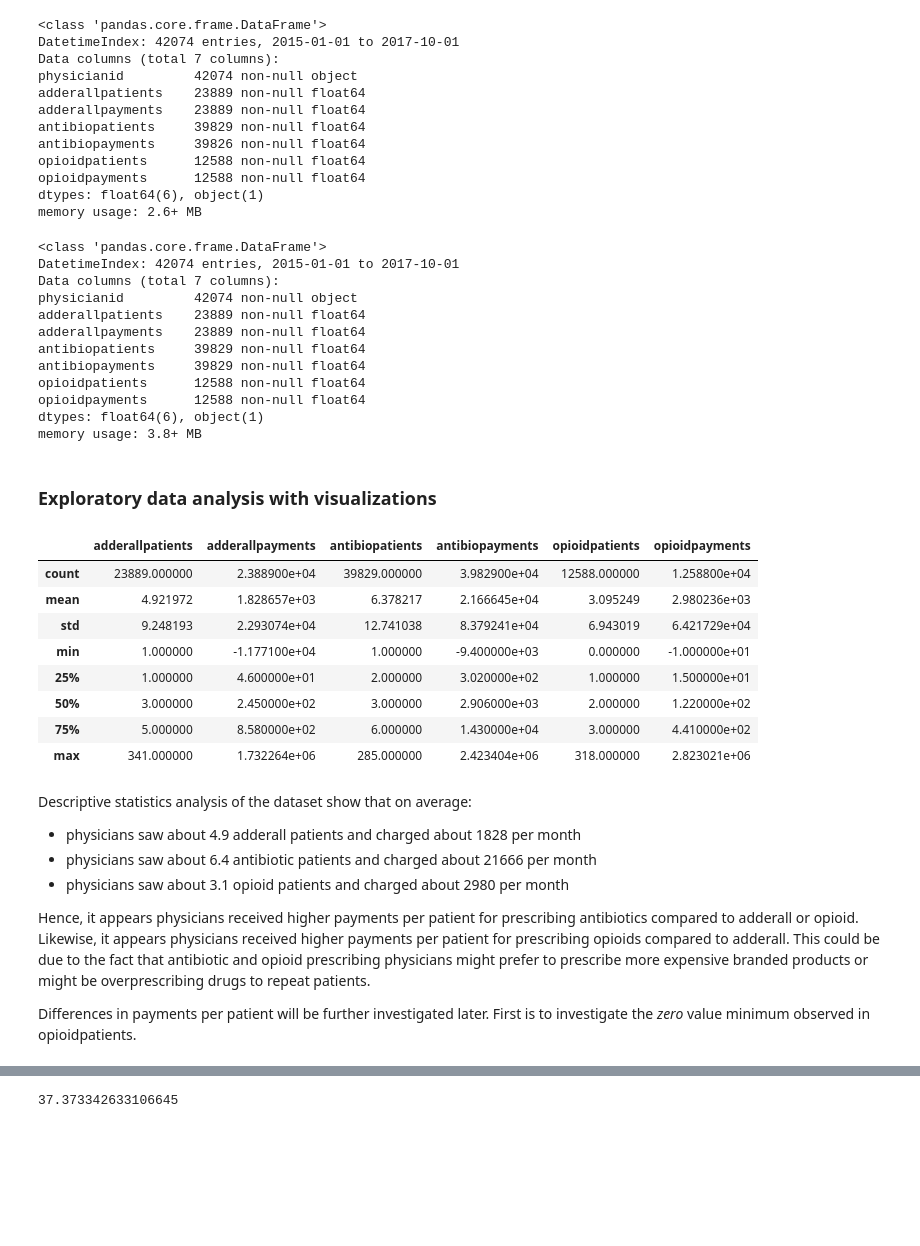
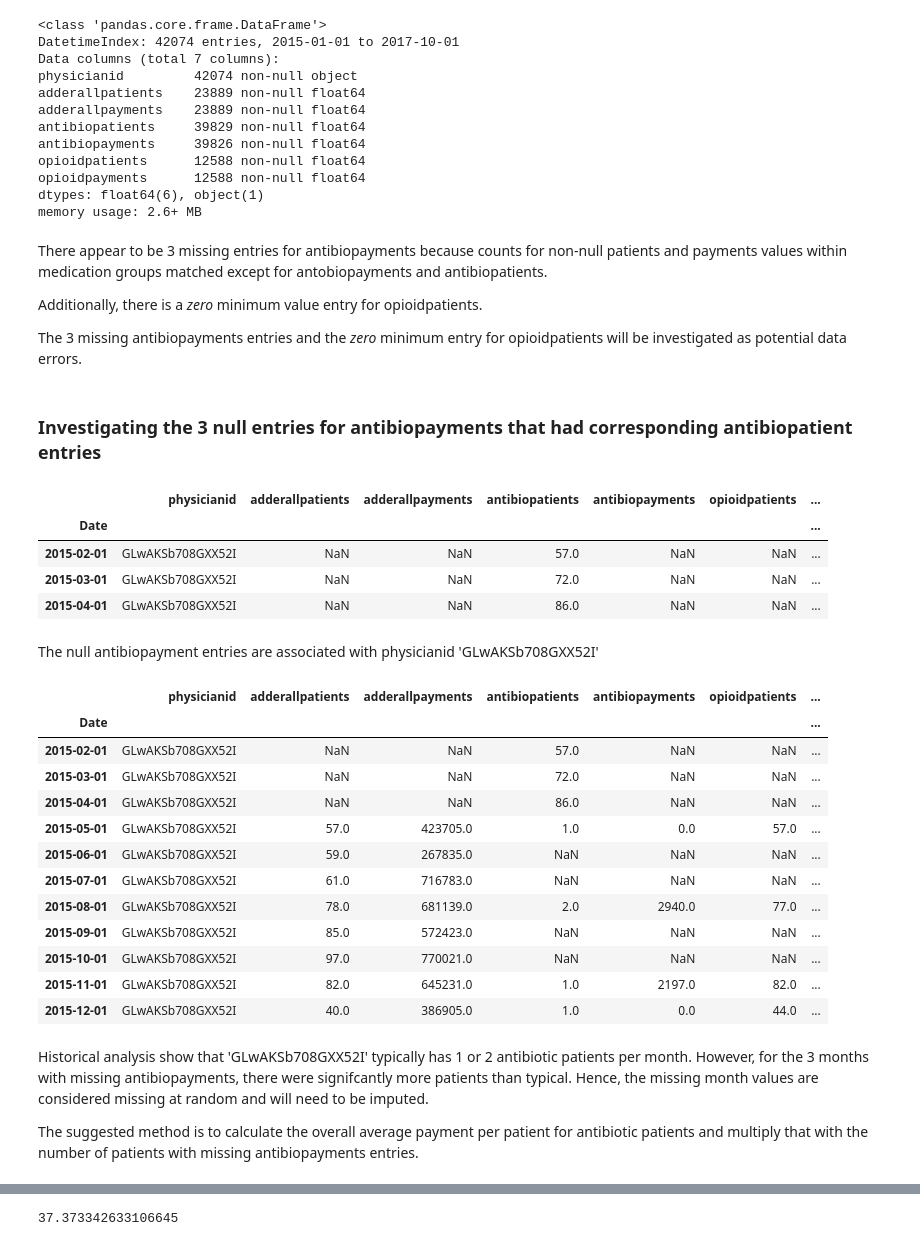
Before and after one commit to nwugocc/Capstone-Project-1, a Jupyter notebook: capstone_1_mini_project_stat_analysis.ipynb, the cells around one changed output, grey strips where cells are left out. Drawn from its saved outputs; the diff is of its cells as text; code cells hidden in the pictures; blank space fills up the shorter version.

```diff
--- a/capstone_1_mini_project_stat_analysis.ipynb
+++ b/capstone_1_mini_project_stat_analysis.ipynb
@@ -43,45 +56,42 @@ opioidpatients      12588 non-null float64
 opioidpayments      12588 non-null float64
 dtypes: float64(6), object(1)
 memory usage: 2.6+ MB
+# %% [markdown]
+There appear to be 3 missing entries for antibiopayments because counts for non-null patients and payments values within medication groups matched except for antobiopayments and antibiopatients.
+
+Additionally, there is a _zero_ minimum value entry for opioidpatients.
+
+The 3 missing antibiopayments entries and the _zero_ minimum entry for opioidpatients will be investigated as potential data errors.
+# %% [markdown]
+### Investigating the 3 null entries for antibiopayments that had corresponding antibiopatient entries
 # %%
-# Imputing the missing antibiopayments values
-
-df1.loc[(df1['antibiopayments'].isnull()) & (df1['antibiopatients'].notnull()), 'antibiopayments'] = 0
-df1.info()
+df1.loc[(df1.antibiopayments.isnull() & df1.antibiopatients.notnull()), :]
 # %% [output]
-<class 'pandas.core.frame.DataFrame'>
-DatetimeIndex: 42074 entries, 2015-01-01 to 2017-10-01
-Data columns (total 7 columns):
-physicianid         42074 non-null object
-adderallpatients    23889 non-null float64
-adderallpayments    23889 non-null float64
-antibiopatients     39829 non-null float64
-antibiopayments     39829 non-null float64
-opioidpatients      12588 non-null float64
-opioidpayments      12588 non-null float64
-dtypes: float64(6), object(1)
-memory usage: 3.8+ MB
+|  | physicianid | adderallpatients | adderallpayments | antibiopatients | antibiopayments | opioidpatients | ... |
+| Date |  |  |  |  |  |  | ... |
+| 2015-02-01 | GLwAKSb708GXX52I | NaN | NaN | 57.0 | NaN | NaN | ... |
+| 2015-03-01 | GLwAKSb708GXX52I | NaN | NaN | 72.0 | NaN | NaN | ... |
+| 2015-04-01 | GLwAKSb708GXX52I | NaN | NaN | 86.0 | NaN | NaN | ... |
-# %% [markdown]
-### Exploratory data analysis with visualizations
-# %%
-# Descriptive statistics analysis of the dataset
-df1.describe()
-# %% [output]
-|  | adderallpatients | adderallpayments | antibiopatients | antibiopayments | opioidpatients | opioidpayments |
-| count | 23889.000000 | 2.388900e+04 | 39829.000000 | 3.982900e+04 | 12588.000000 | 1.258800e+04 |
-| mean | 4.921972 | 1.828657e+03 | 6.378217 | 2.166645e+04 | 3.095249 | 2.980236e+03 |
-| std | 9.248193 | 2.293074e+04 | 12.741038 | 8.379241e+04 | 6.943019 | 6.421729e+04 |
-| min | 1.000000 | -1.177100e+04 | 1.000000 | -9.400000e+03 | 0.000000 | -1.000000e+01 |
-| 25% | 1.000000 | 4.600000e+01 | 2.000000 | 3.020000e+02 | 1.000000 | 1.500000e+01 |
-| 50% | 3.000000 | 2.450000e+02 | 3.000000 | 2.906000e+03 | 2.000000 | 1.220000e+02 |
-| 75% | 5.000000 | 8.580000e+02 | 6.000000 | 1.430000e+04 | 3.000000 | 4.410000e+02 |
-| max | 341.000000 | 1.732264e+06 | 285.000000 | 2.423404e+06 | 318.000000 | 2.823021e+06 |
-# %% [markdown]
-Descriptive statistics analysis of the dataset show that on average:
-* physicians saw about 4.9 adderall patients and charged about 1828 per month
-* physicians saw about 6.4 antibiotic patients and charged about 21666 per month
-* physicians saw about 3.1 opioid patients and charged about 2980 per month
-
-Hence, it appears physicians received higher payments per patient for prescribing antibiotics compared to adderall or opioid. Likewise, it appears physicians received higher payments per patient for prescribing opioids compared to adderall. This could be due to the fact that antibiotic and opioid prescribing physicians might prefer to prescribe more expensive branded products or might be overprescribing drugs to repeat patients.
-
-Differences in payments per patient will be further investigated later. First is to investigate the _zero_ value minimum observed in opioidpatients.
+# %% [markdown]
+The null antibiopayment entries are associated with physicianid 'GLwAKSb708GXX52I'
+# %%
+# Prescription history of physicianid 'GLwAKSb708GXX52I'
+df1.loc[df1.physicianid == 'GLwAKSb708GXX52I']
+# %% [output]
+|  | physicianid | adderallpatients | adderallpayments | antibiopatients | antibiopayments | opioidpatients | ... |
+| Date |  |  |  |  |  |  | ... |
+| 2015-02-01 | GLwAKSb708GXX52I | NaN | NaN | 57.0 | NaN | NaN | ... |
+| 2015-03-01 | GLwAKSb708GXX52I | NaN | NaN | 72.0 | NaN | NaN | ... |
+| 2015-04-01 | GLwAKSb708GXX52I | NaN | NaN | 86.0 | NaN | NaN | ... |
+| 2015-05-01 | GLwAKSb708GXX52I | 57.0 | 423705.0 | 1.0 | 0.0 | 57.0 | ... |
+| 2015-06-01 | GLwAKSb708GXX52I | 59.0 | 267835.0 | NaN | NaN | NaN | ... |
+| 2015-07-01 | GLwAKSb708GXX52I | 61.0 | 716783.0 | NaN | NaN | NaN | ... |
+| 2015-08-01 | GLwAKSb708GXX52I | 78.0 | 681139.0 | 2.0 | 2940.0 | 77.0 | ... |
+| 2015-09-01 | GLwAKSb708GXX52I | 85.0 | 572423.0 | NaN | NaN | NaN | ... |
+| 2015-10-01 | GLwAKSb708GXX52I | 97.0 | 770021.0 | NaN | NaN | NaN | ... |
+| 2015-11-01 | GLwAKSb708GXX52I | 82.0 | 645231.0 | 1.0 | 2197.0 | 82.0 | ... |
+| 2015-12-01 | GLwAKSb708GXX52I | 40.0 | 386905.0 | 1.0 | 0.0 | 44.0 | ... |
+# %% [markdown]
+Historical analysis show that 'GLwAKSb708GXX52I' typically has 1 or 2 antibiotic patients per month. However, for the 3 months with missing antibiopayments, there were signifcantly more patients than typical. Hence, the missing month values are considered missing at random and will need to be imputed.
+
+The suggested method is to calculate the overall average payment per patient for antibiotic patients and multiply that with the number of patients with missing antibiopayments entries.
```
Also changed, not shown: parts of 55 cells of this notebook.
